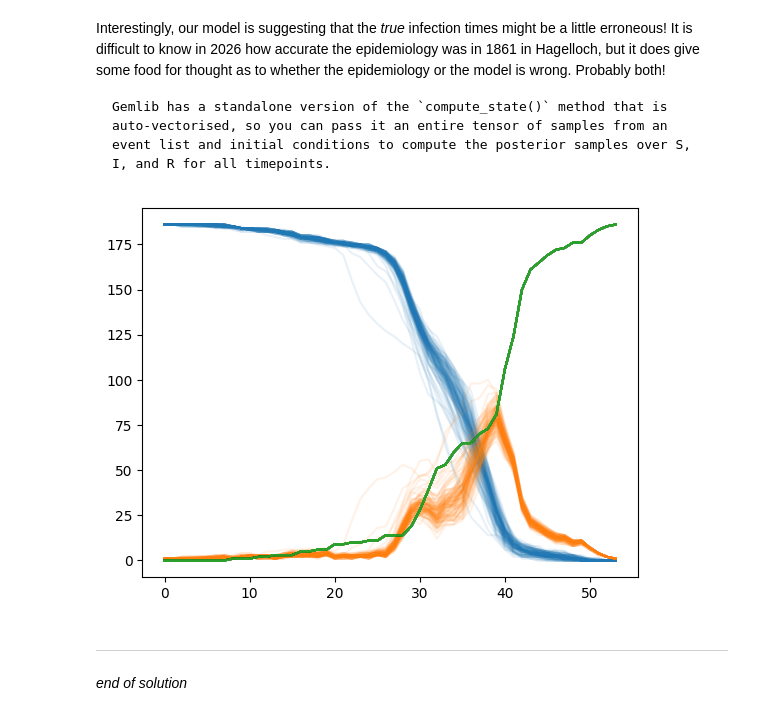
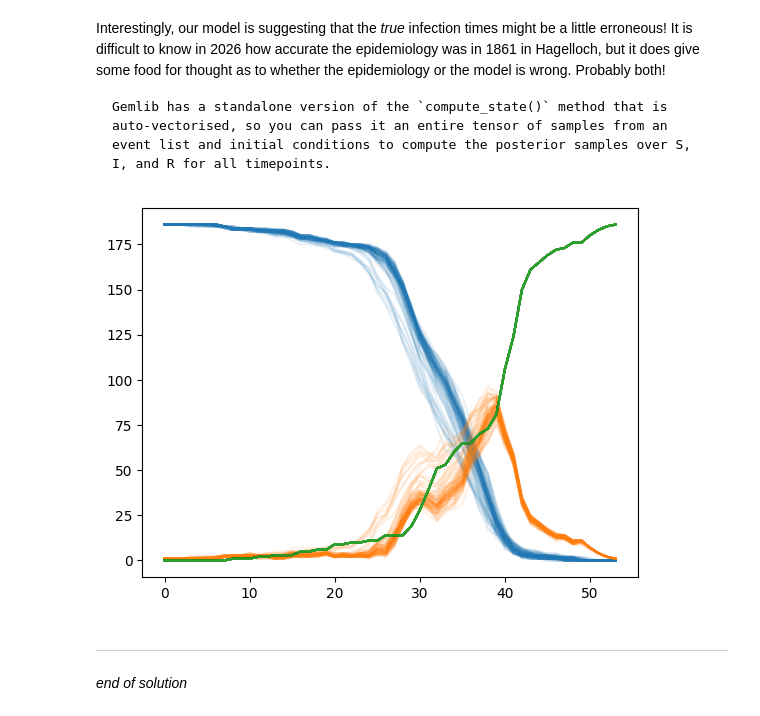
Before and after one commit to gem-epidemics/colab, a Jupyter notebook: iddinf/mcmc_case_study.ipynb, the cells around one changed output. Drawn from its saved outputs; the diff is of its cells as text; code cells hidden in the pictures.

```diff
--- a/iddinf/mcmc_case_study.ipynb
+++ b/iddinf/mcmc_case_study.ipynb
@@ -393,4 +393,4 @@ def sampler1(seed):
         seed=seed,
     )
 
-samples, info = sampler1(jax.random.key(42))
+%time samples, info = sampler1(jax.random.key(42))
@@ -546,4 +555,4 @@ def sampler2(seed):
         seed=seed,
     )
 
-samples, info = sampler2(jax.random.key(45))
+%time samples, info = sampler2(jax.random.key(45))
@@ -614,15 +630,15 @@ Gemlib has a standalone version of the `compute_state()` method that is auto-vec
 # %%
 from gemlib.distributions.discrete_markov import compute_state
 
 state_samples = compute_state(
-    samples.initial_conditions[::50], samples.sir[::50], np.array(sir_incidence_matrix)
+    samples.initial_conditions[500::50], samples.sir[500::50], np.array(sir_incidence_matrix)
 )
 
 plt.plot(state_samples[...,0].sum(axis=-1).T, color="C0", alpha=0.1)
 plt.plot(state_samples[...,1].sum(axis=-1).T, color="C1", alpha=0.1)
 plt.plot(state_samples[...,2].sum(axis=-1).T, color="C2", alpha=0.1);
 # %% [output]
-[figure, old version]
+[figure, new version]
 # %% [markdown]
 ---
 _end of solution_
```
Also changed, not shown: parts of 11 cells of this notebook, 9 other files.
